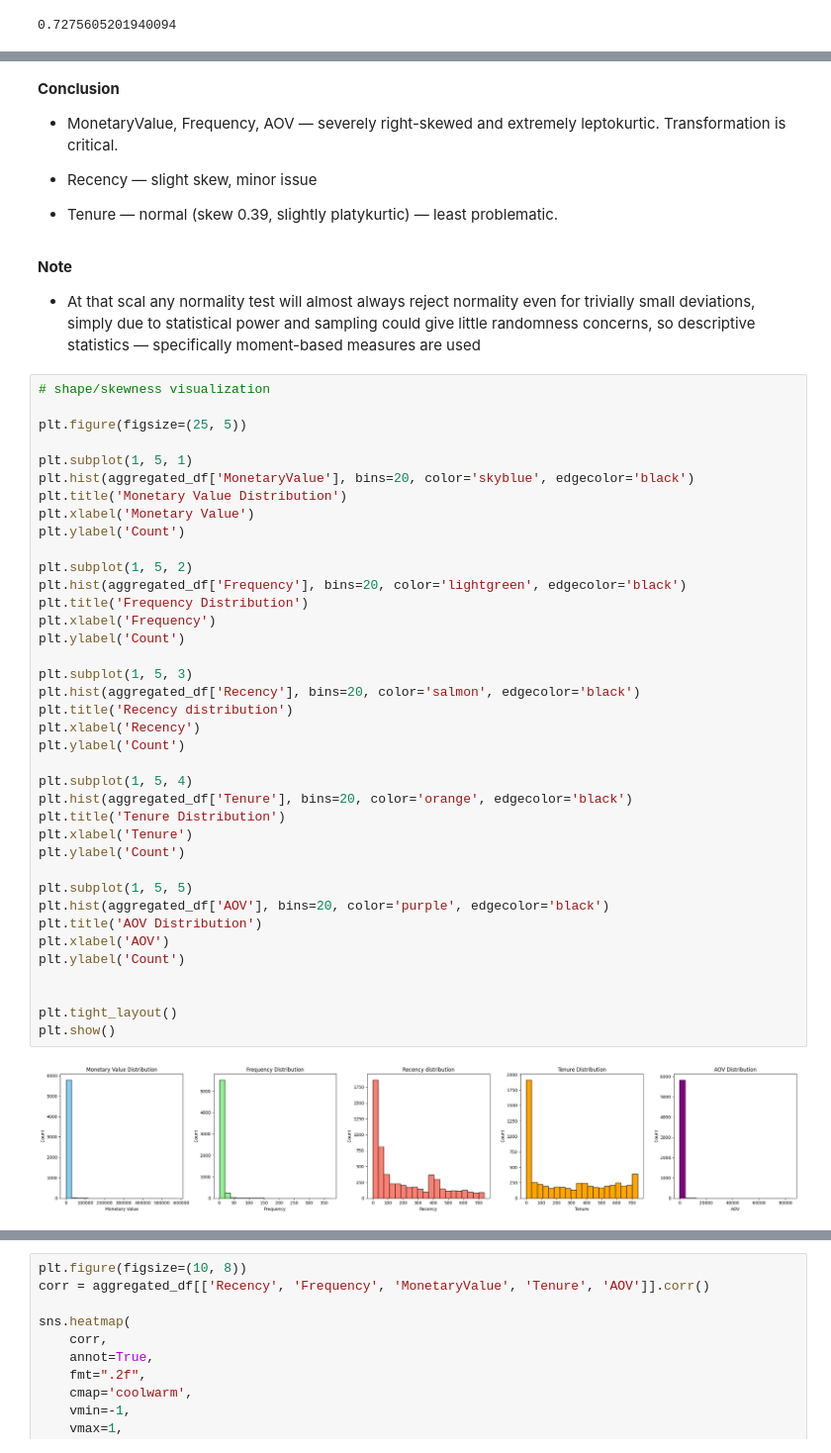
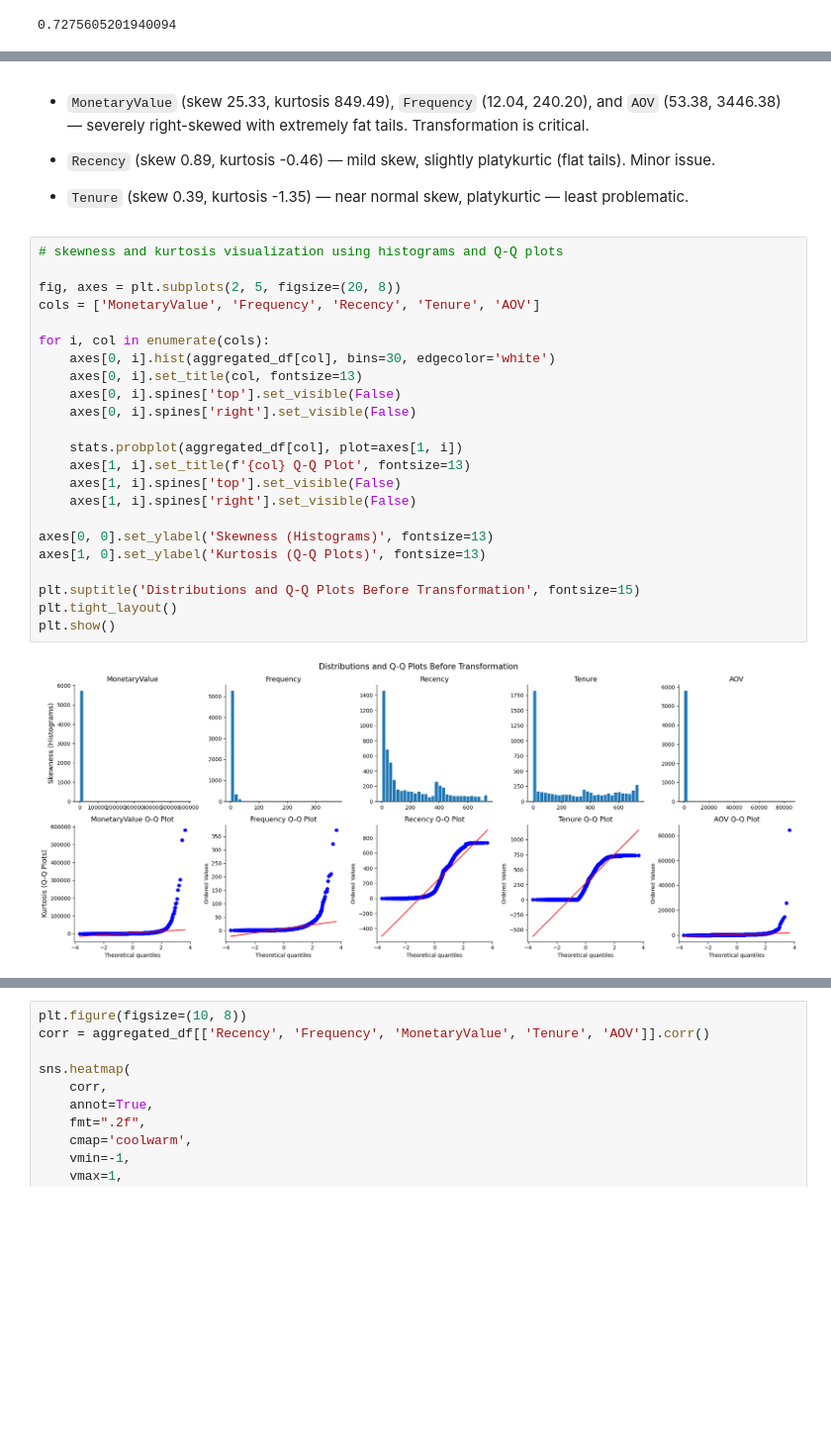
Before and after one commit to adulamaciej/User-Segmentation-K-Means-Clustering, a Jupyter notebook: code/online-retail-data-clustering.ipynb, the cells around one changed output, grey strips where cells are left out. Shown at 99% size. Cells and saved outputs as stored; diff of their text form; blank space fills up the shorter version.

Commit message:
enhancing statistical rigor: adding kurtosis  + more readable code

```diff
--- a/code/online-retail-data-clustering.ipynb
+++ b/code/online-retail-data-clustering.ipynb
@@ -432,54 +503,34 @@ Tenure            -1.35
 AOV             3446.38
 dtype: float64
 # %% [markdown]
-**Conclusion**
+- `MonetaryValue` (skew 25.33, kurtosis 849.49), `Frequency` (12.04, 240.20), and `AOV` (53.38, 3446.38) — severely right-skewed with extremely fat tails. Transformation is critical.
 
-- MonetaryValue, Frequency, AOV — severely right-skewed and extremely leptokurtic. Transformation is critical.
+- `Recency` (skew 0.89, kurtosis -0.46) — mild skew, slightly platykurtic (flat tails). Minor issue.
 
-- Recency — slight skew, minor issue
-
-- Tenure — normal (skew 0.39, slightly platykurtic) — least problematic.
+- `Tenure` (skew 0.39, kurtosis -1.35) — near normal skew, platykurtic — least problematic.
-# %% [markdown]
-**Note**
-- At that scal any normality test will almost always reject normality even for trivially small deviations, simply due to statistical power and sampling could give little randomness concerns, so descriptive statistics — specifically moment-based measures are used
 # %%
-# shape/skewness visualization
+# skewness and kurtosis visualization using histograms and Q-Q plots
 
-plt.figure(figsize=(25, 5))
+fig, axes = plt.subplots(2, 5, figsize=(20, 8))
+cols = ['MonetaryValue', 'Frequency', 'Recency', 'Tenure', 'AOV']
 
-plt.subplot(1, 5, 1)
-plt.hist(aggregated_df['MonetaryValue'], bins=20, color='skyblue', edgecolor='black')
-plt.title('Monetary Value Distribution')
-plt.xlabel('Monetary Value')
-plt.ylabel('Count')
+for i, col in enumerate(cols):
+    axes[0, i].hist(aggregated_df[col], bins=30, edgecolor='white')
+    axes[0, i].set_title(col, fontsize=13)
+    axes[0, i].spines['top'].set_visible(False)
+    axes[0, i].spines['right'].set_visible(False)
 
-plt.subplot(1, 5, 2)
-plt.hist(aggregated_df['Frequency'], bins=20, color='lightgreen', edgecolor='black')
-plt.title('Frequency Distribution')
-plt.xlabel('Frequency')
-plt.ylabel('Count')
+    stats.probplot(aggregated_df[col], plot=axes[1, i])
+    axes[1, i].set_title(f'{col} Q-Q Plot', fontsize=13)
+    axes[1, i].spines['top'].set_visible(False)
+    axes[1, i].spines['right'].set_visible(False)
 
-plt.subplot(1, 5, 3)
-plt.hist(aggregated_df['Recency'], bins=20, color='salmon', edgecolor='black')
-plt.title('Recency distribution')
-plt.xlabel('Recency')
-plt.ylabel('Count')
+axes[0, 0].set_ylabel('Skewness (Histograms)', fontsize=13)
+axes[1, 0].set_ylabel('Kurtosis (Q-Q Plots)', fontsize=13)
 
-plt.subplot(1, 5, 4)
-plt.hist(aggregated_df['Tenure'], bins=20, color='orange', edgecolor='black')
-plt.title('Tenure Distribution')
-plt.xlabel('Tenure')
-plt.ylabel('Count')
-
-plt.subplot(1, 5, 5)
-plt.hist(aggregated_df['AOV'], bins=20, color='purple', edgecolor='black')
-plt.title('AOV Distribution')
-plt.xlabel('AOV')
-plt.ylabel('Count')
-
-
+plt.suptitle('Distributions and Q-Q Plots Before Transformation', fontsize=15)
 plt.tight_layout()
 plt.show()
 # %% [output]
-[figure, old version]
+[figure, new version]
 # %% [markdown]
```
Also changed, not shown: parts of 114 cells of this notebook.
